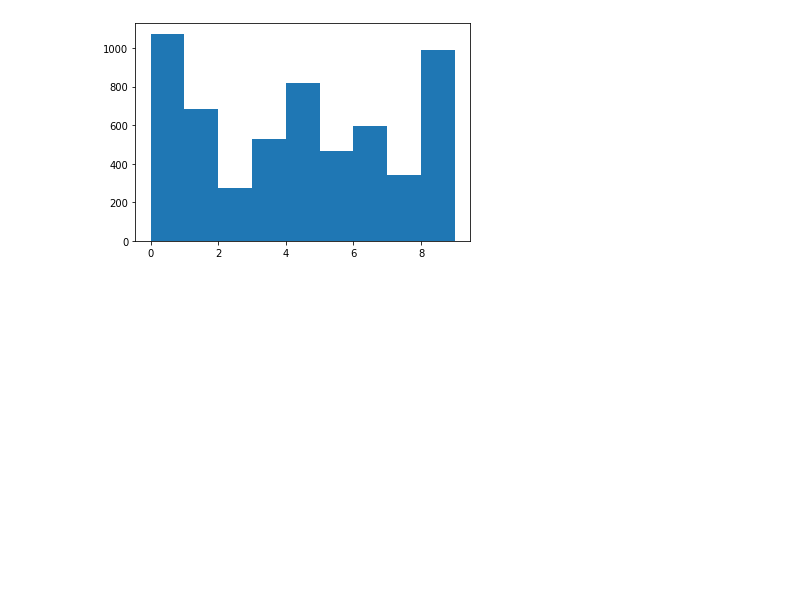
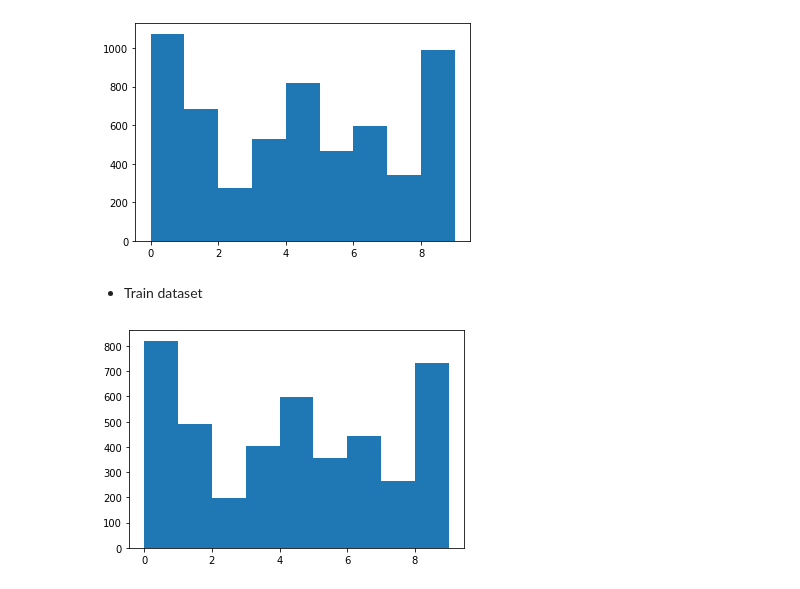
Before and after one commit to Niroth36/Convolutional_Neural_Networks_CRCslides_dataset, a Jupyter notebook: CRC_slides_cnn.ipynb, the cells around one changed output. Cells and saved outputs as stored; diff of their text form; code cells hidden in the pictures; blank space fills up the shorter version.

```diff
--- a/CRC_slides_cnn.ipynb
+++ b/CRC_slides_cnn.ipynb
@@ -59,3 +86,11 @@ plt.hist(y, list(range(len(classes) + 1)))
 plt.show()
 # %% [output]
 [figure]
+# %% [markdown]
+- Train dataset
+# %%
+y = np.concatenate([y for x, y in train_ds])
+plt.hist(y, list(range(len(classes) + 1)))
+plt.show()
+# %% [output]
+[figure, added]
```
Also changed, not shown: parts of 12 cells of this notebook.
